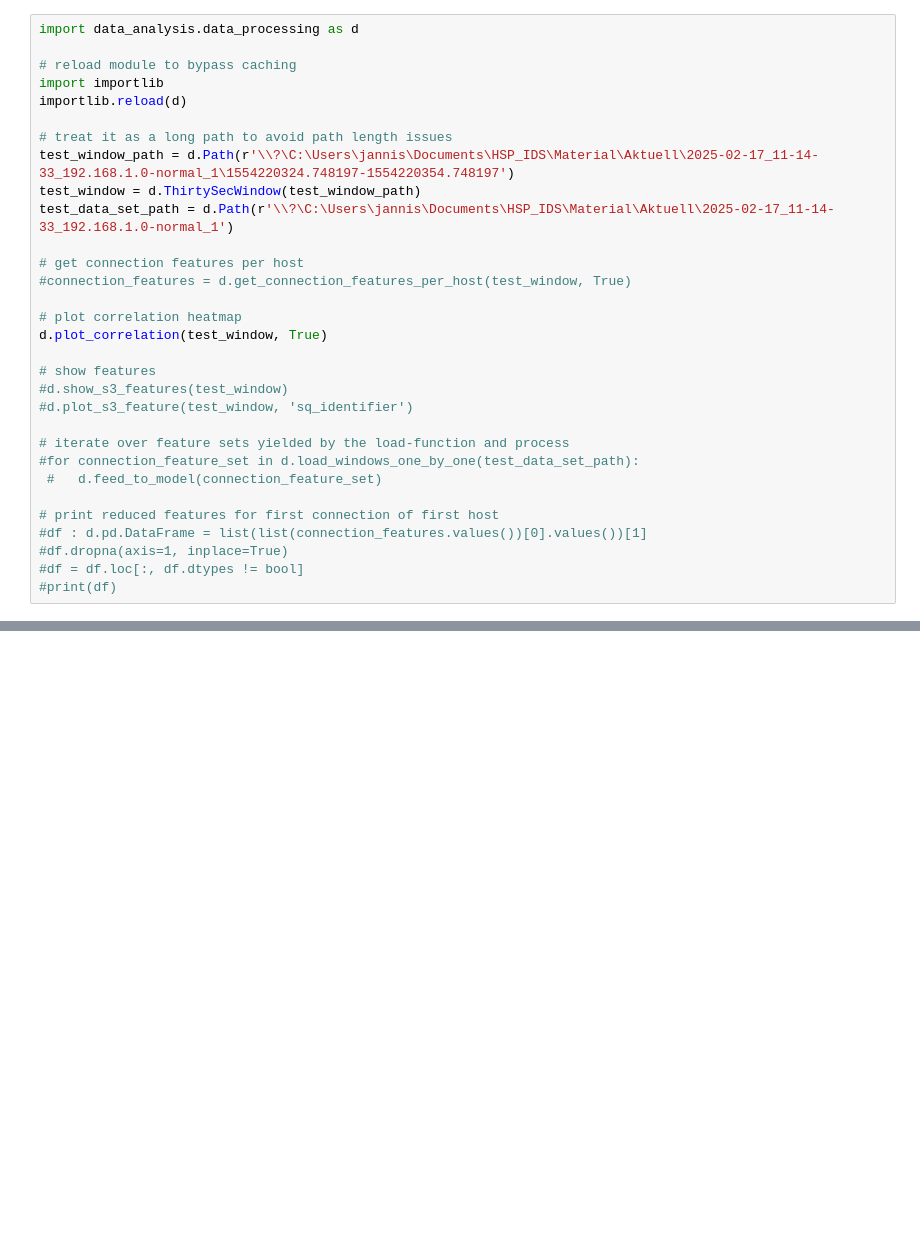
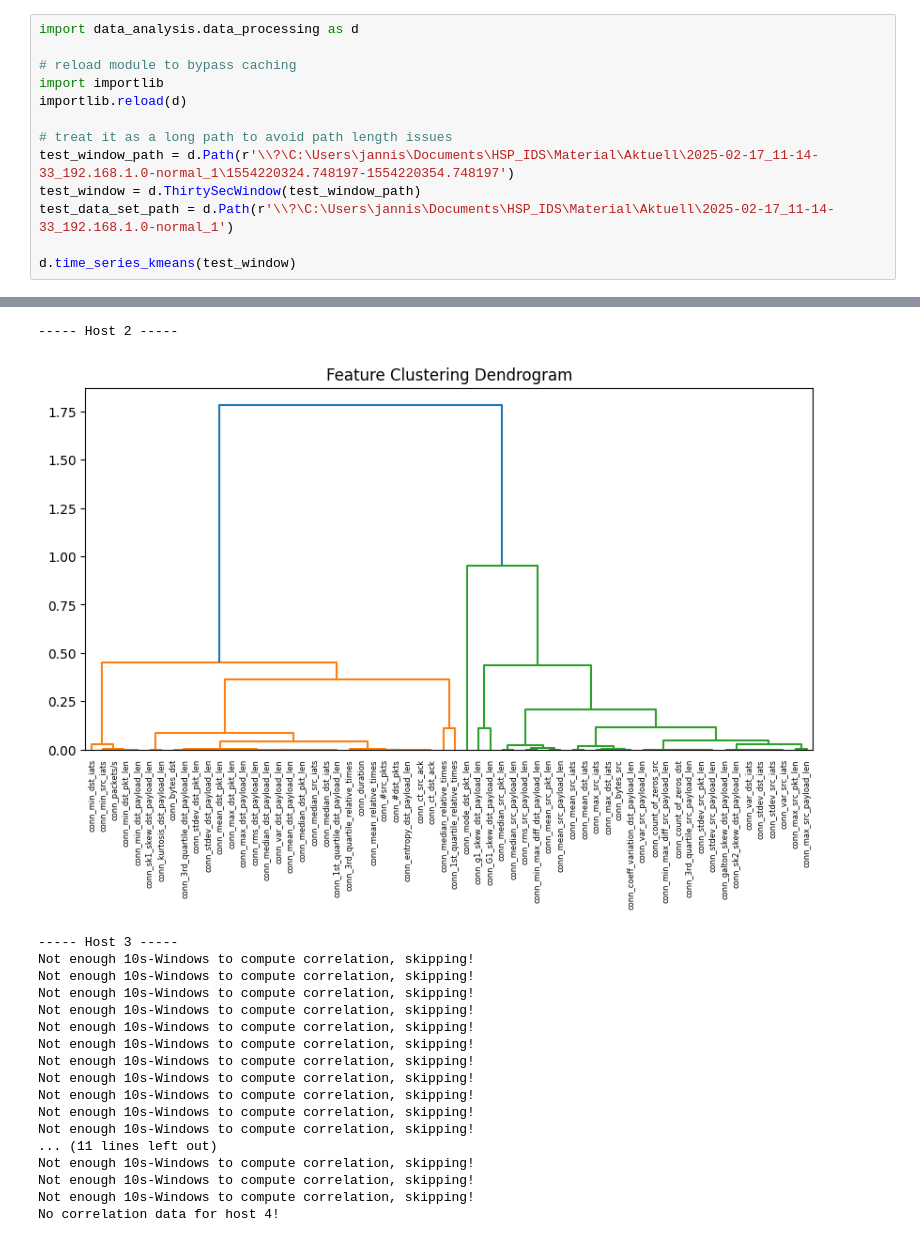
Before and after one commit to JannisMeyer/HSP_IDS, a Jupyter notebook: get_and_display_data.ipynb, the cells around one changed output, grey strips where cells are left out. Cells and saved outputs as stored; diff of their text form; blank space fills up the shorter version.

Commit message:
added time series k-means

```diff
--- a/get_and_display_data.ipynb
+++ b/get_and_display_data.ipynb
@@ -1,34 +1,35 @@
 # %%
 import data_analysis.data_processing as d
 
 # reload module to bypass caching
 import importlib
 importlib.reload(d)
 
 # treat it as a long path to avoid path length issues
 test_window_path = d.Path(r'\\?\C:\Users\jannis\Documents\HSP_IDS\Material\Aktuell\2025-02-17_11-14-33_192.168.1.0-normal_1\1554220324.748197-1554220354.748197')
 test_window = d.ThirtySecWindow(test_window_path)
 test_data_set_path = d.Path(r'\\?\C:\Users\jannis\Documents\HSP_IDS\Material\Aktuell\2025-02-17_11-14-33_192.168.1.0-normal_1')
 
-# get connection features per host
-#connection_features = d.get_connection_features_per_host(test_window, True)
-
-# plot correlation heatmap
-d.plot_correlation(test_window, True)
-
-# show features
-#d.show_s3_features(test_window)
-#d.plot_s3_feature(test_window, 'sq_identifier')
-
-# iterate over feature sets yielded by the load-function and process
-#for connection_feature_set in d.load_windows_one_by_one(test_data_set_path):
- #   d.feed_to_model(connection_feature_set)
-
-# print reduced features for first connection of first host
-#df : d.pd.DataFrame = list(list(connection_features.values())[0].values())[1]
-#df.dropna(axis=1, inplace=True)
-#df = df.loc[:, df.dtypes != bool]
-#print(df)
+d.time_series_kmeans(test_window)
 # %% [output]
 ----- Host 1 -----
 [figure]
+----- Host 2 -----
+[figure, added]
+----- Host 3 -----
+Not enough 10s-Windows to compute correlation, skipping!
+Not enough 10s-Windows to compute correlation, skipping!
+Not enough 10s-Windows to compute correlation, skipping!
+Not enough 10s-Windows to compute correlation, skipping!
+Not enough 10s-Windows to compute correlation, skipping!
+Not enough 10s-Windows to compute correlation, skipping!
+Not enough 10s-Windows to compute correlation, skipping!
+Not enough 10s-Windows to compute correlation, skipping!
+Not enough 10s-Windows to compute correlation, skipping!
+Not enough 10s-Windows to compute correlation, skipping!
+Not enough 10s-Windows to compute correlation, skipping!
+... (11 lines left out)
+Not enough 10s-Windows to compute correlation, skipping!
+Not enough 10s-Windows to compute correlation, skipping!
+Not enough 10s-Windows to compute correlation, skipping!
+No correlation data for host 4!
```
Also changed, not shown: 1 other file.
